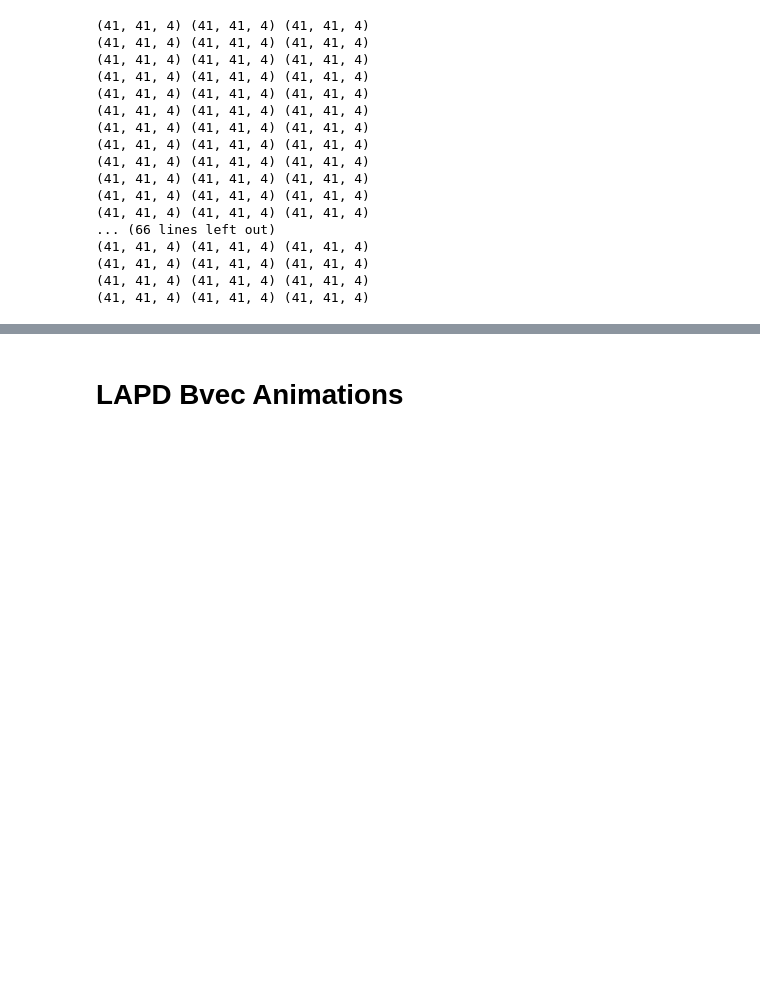
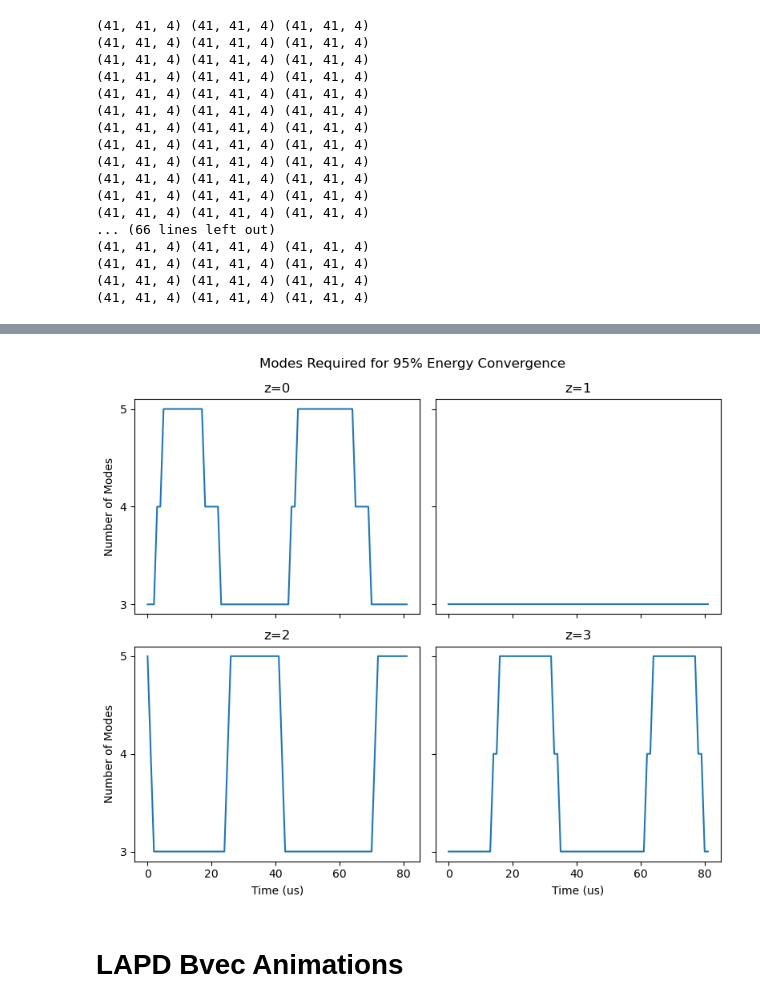
Before and after one commit to amoozing2539/Plasma_PINNS, a Jupyter notebook: mode_decomposition/alfven_decomp_v2.ipynb, the cells around one changed output, grey strips where cells are left out. Cells and saved outputs as stored; diff of their text form; code cells hidden in the pictures; blank space fills up the shorter version.

```diff
--- a/mode_decomposition/alfven_decomp_v2.ipynb
+++ b/mode_decomposition/alfven_decomp_v2.ipynb
@@ -172,0 +195,12 @@ plt.yticks(np.arange(min(modes_required), max(modes_required)+1))
+# %%
+select_times = times[::25] # more discretized for testing purposes, can just use times instead of select_times when plotting all timesteps
+modes_required = np.zeros((4, len(select_times)))
+threshold = 0.95 # % of G.T. energy needed from reconstruction
+M = 7 # I set this to 7 to make sure I wasn't missing any higher modes needed for this range
+for z_ind in range(4):
+    print(f'z={z_ind}')
+    for t_index, time in enumerate(select_times):
+        errors, energies_norm = mode_decomp(M, z_ind, t_index, plot=False)
+        mask = energies_norm >= threshold
+        idx = np.argmax(mask) if mask.any() else None # first index above threshold if it exists
+        modes_required[z_ind][t_index] = idx
@@ -173,3 +225,33 @@ plt.yticks(np.arange(min(modes_required), max(modes_required)+1))
+# %%
+fig, axes = plt.subplots(2, 2, sharex=True, sharey=True, figsize=(8,7))
+axes[0,0].plot(select_times*1e6, modes_required[0])
+axes[0,0].set_title('z=0')
+axes[0,1].plot(select_times*1e6, modes_required[1])
+axes[0,1].set_title('z=1')
+axes[1,0].plot(select_times*1e6, modes_required[2])
+axes[1,0].set_title('z=2')
+axes[1,1].plot(select_times*1e6, modes_required[3])
+axes[1,1].set_title('z=3')
+
+# axes[0,0].set_xlabel('Time (us)')
+# axes[0,1].set_xlabel('Time (us)')
+axes[1,0].set_xlabel('Time (us)')
+axes[1,1].set_xlabel('Time (us)')
+
+axes[0,0].set_ylabel('Number of Modes')
+# axes[0,1].set_ylabel('Number of Modes')
+axes[1,0].set_ylabel('Number of Modes')
+# axes[1,1].set_ylabel('Number of Modes')
+axes[0,0].set_yticks(np.arange(min(modes_required[0]), max(modes_required[0])+1))
+axes[0,1].set_yticks(np.arange(min(modes_required[1]), max(modes_required[1])+1))
+axes[1,0].set_yticks(np.arange(min(modes_required[2]), max(modes_required[2])+1))
+axes[1,1].set_yticks(np.arange(min(modes_required[3]), max(modes_required[3])+1))
+
+fig.suptitle(f'Modes Required for {(threshold*100):.0f}% Energy Convergence')
+fig.tight_layout()
+fig.savefig('modes_required_95.png', bbox_inches='tight')
+# %% [output]
+[figure, added]
 # %% [markdown]
 # LAPD Bvec Animations
 # %% [markdown]
```
Also changed, not shown: parts of 6 cells of this notebook, 11 other files.
